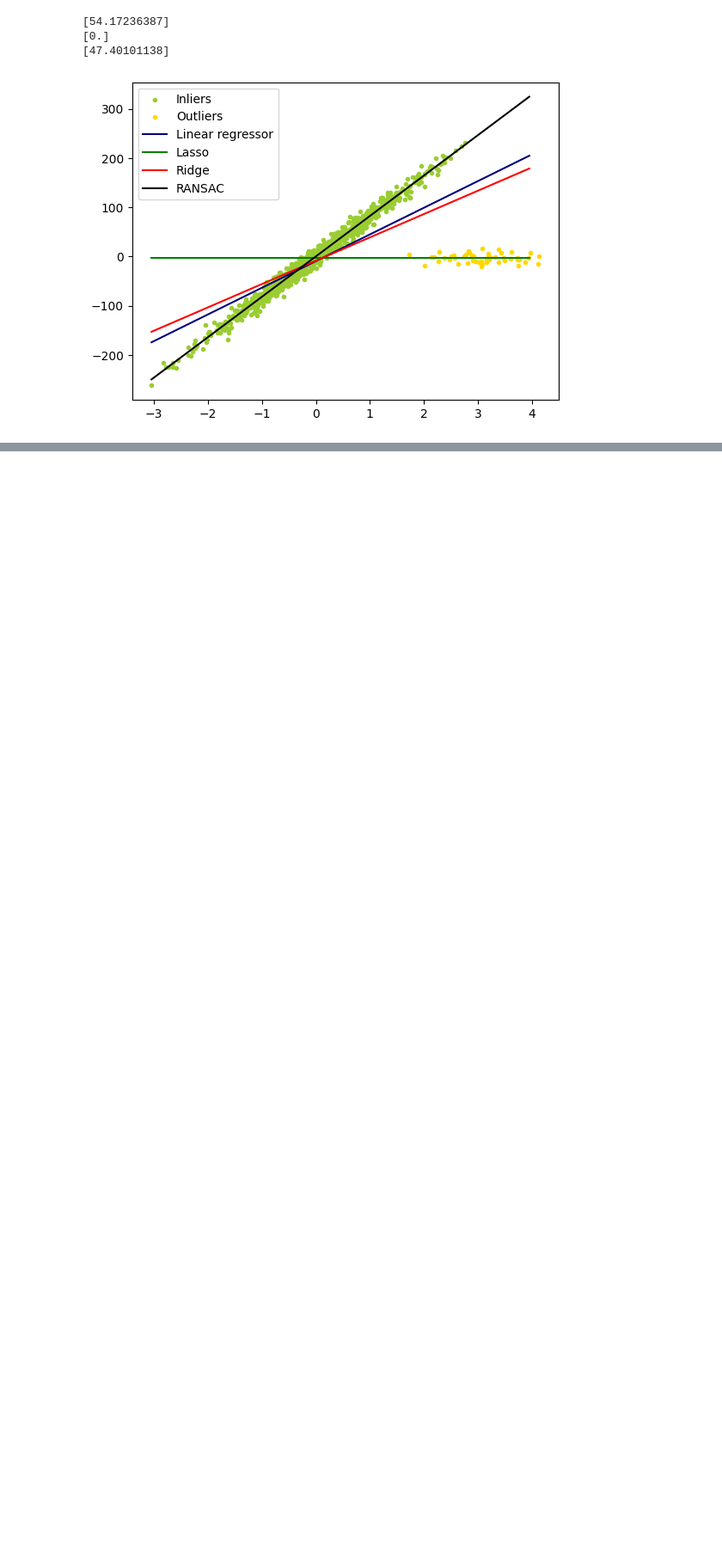
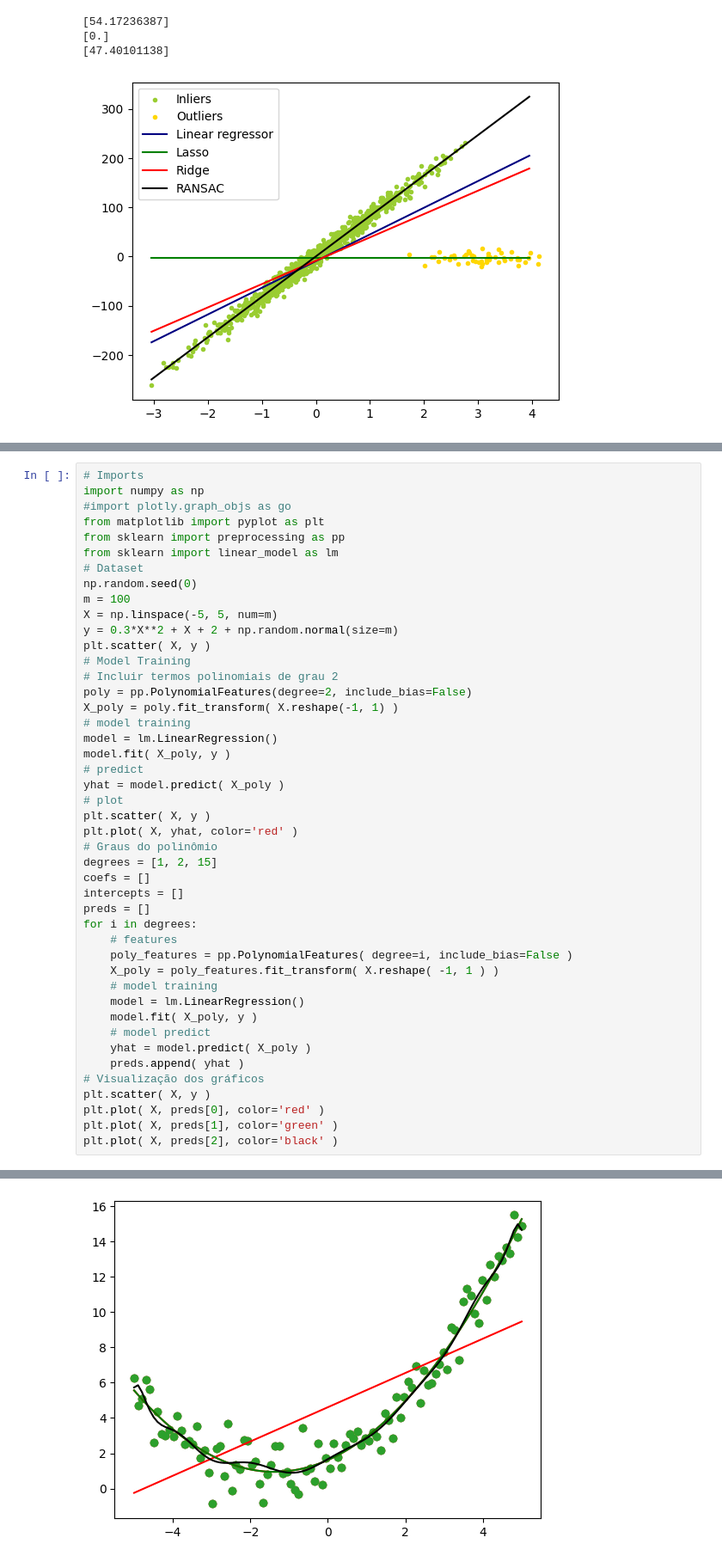
Before and after one commit to antonioorichard/respositorio_ML, a Jupyter notebook: Ciclo_7.ipynb, the cells around one changed output, grey strips where cells are left out. Shown at 86% size. Saved outputs shown, nothing was run; the diff lists cells and outputs as text; blank space fills up the shorter version.

```diff
--- a/Ciclo_7.ipynb
+++ b/Ciclo_7.ipynb
@@ -136,0 +171,46 @@ plt.legend();
+# %%
+# Imports
+import numpy as np
+#import plotly.graph_objs as go
+from matplotlib import pyplot as plt
+from sklearn import preprocessing as pp
+from sklearn import linear_model as lm
+# Dataset
+np.random.seed(0)
+m = 100
+X = np.linspace(-5, 5, num=m)
+y = 0.3*X**2 + X + 2 + np.random.normal(size=m)
+plt.scatter( X, y )
+# Model Training
+# Incluir termos polinomiais de grau 2
+poly = pp.PolynomialFeatures(degree=2, include_bias=False)
+X_poly = poly.fit_transform( X.reshape(-1, 1) )
+# model training
+model = lm.LinearRegression()
+model.fit( X_poly, y )
+# predict
+yhat = model.predict( X_poly )
+# plot
+plt.scatter( X, y )
+plt.plot( X, yhat, color='red' )
+# Graus do polinômio
+degrees = [1, 2, 15]
+coefs = []
+intercepts = []
+preds = []
+for i in degrees:
+    # features
+    poly_features = pp.PolynomialFeatures( degree=i, include_bias=False )
+    X_poly = poly_features.fit_transform( X.reshape( -1, 1 ) )
+    # model training
+    model = lm.LinearRegression()
+    model.fit( X_poly, y )
+    # model predict
+    yhat = model.predict( X_poly )
+    preds.append( yhat )
+# Visualização dos gráficos
+plt.scatter( X, y )
+plt.plot( X, preds[0], color='red' )
+plt.plot( X, preds[1], color='green' )
+plt.plot( X, preds[2], color='black' )
+# %% [output]
@@ -136,0 +218 @@ plt.legend();
+[figure, added]
```
Also changed, not shown: parts of 8 cells of this notebook, 1 other file.
